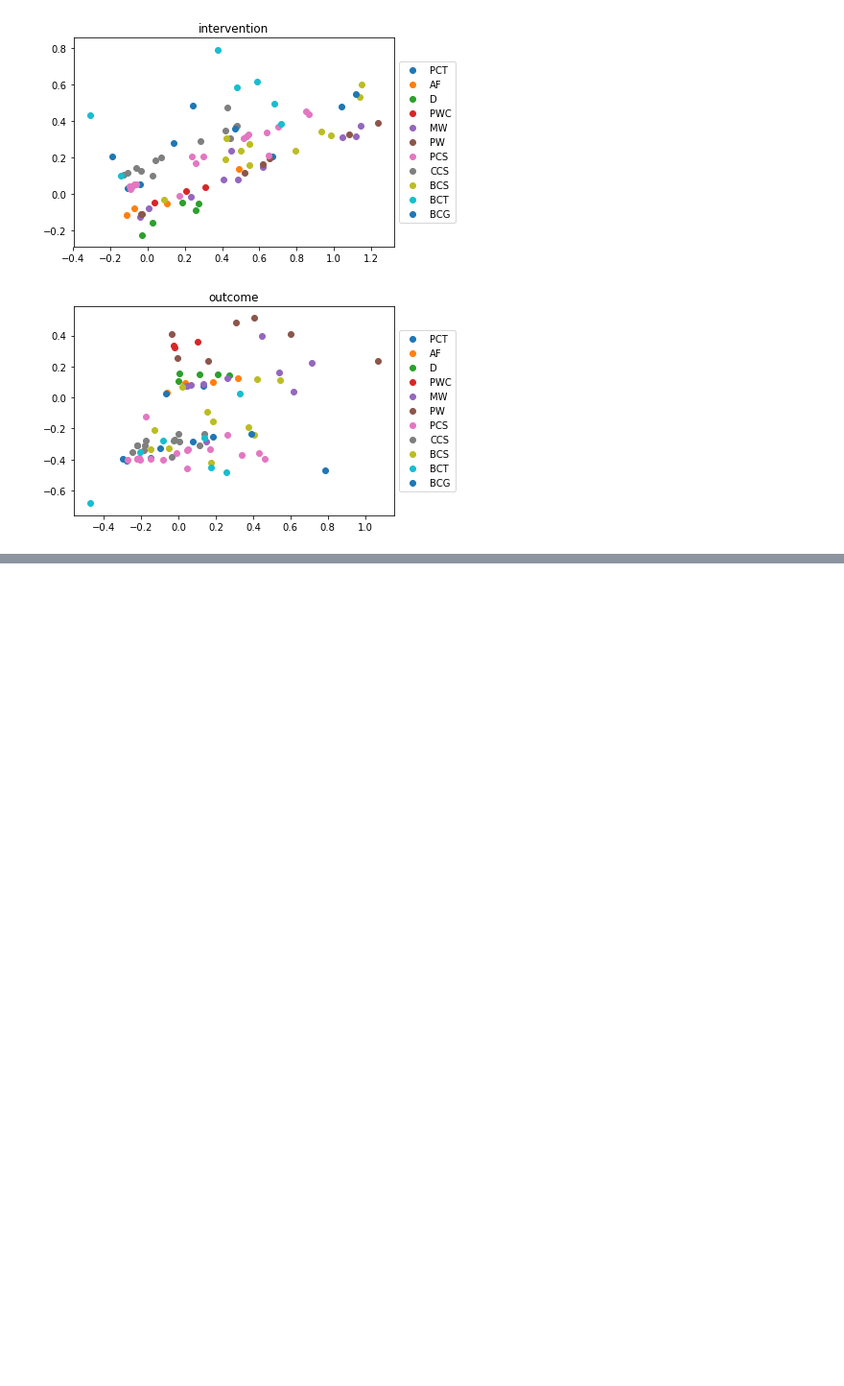
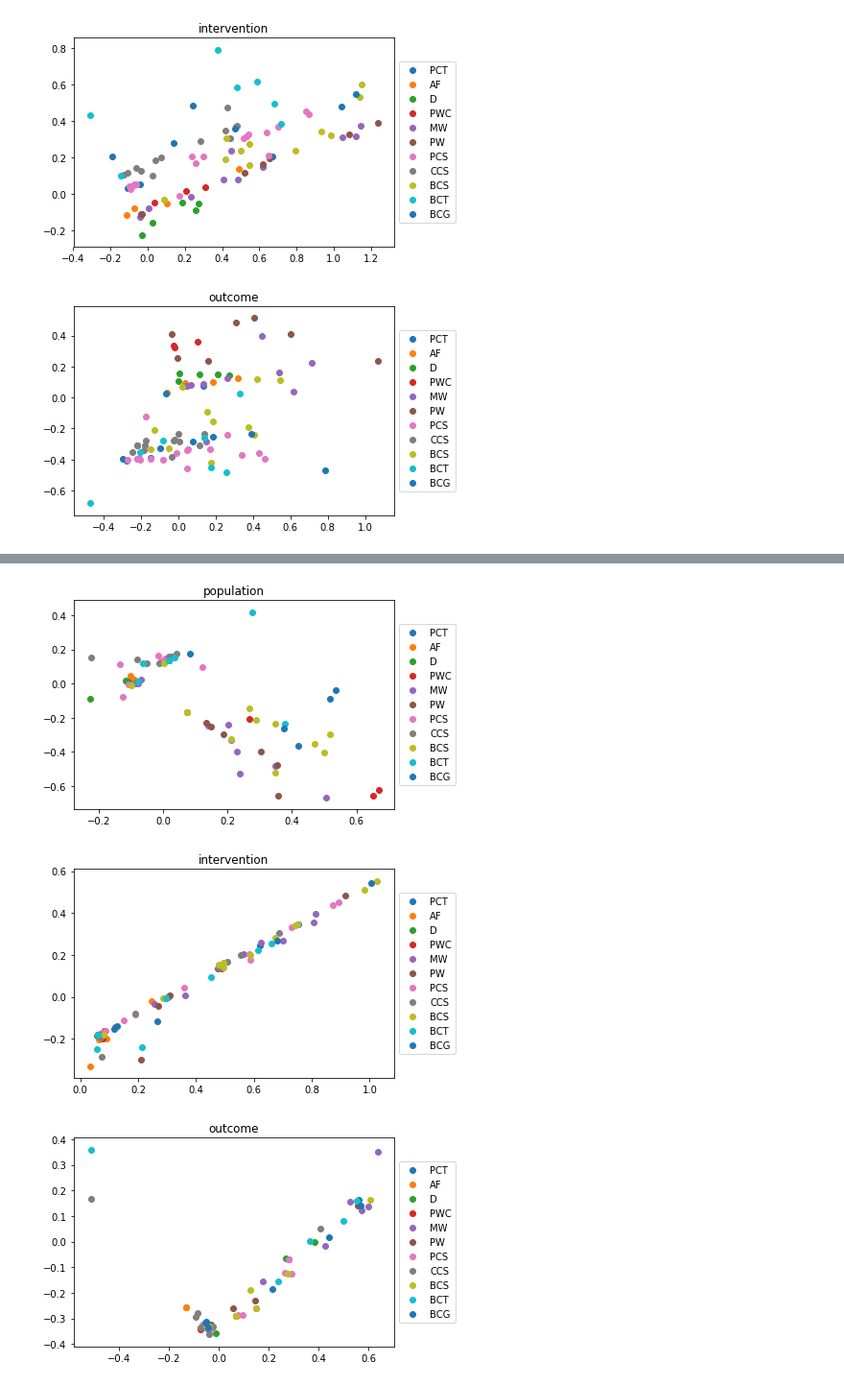
Before and after one commit to gelang93/neural-nlp, a Jupyter notebook: experiments/code/Decision Aids.ipynb, the cells around one changed output, grey strips where cells are left out. Shown at 96% size. Cells and saved outputs as stored; diff of their text form; code cells hidden in the pictures; blank space fills up the shorter version.

```diff
--- a/experiments/code/Decision Aids.ipynb
+++ b/experiments/code/Decision Aids.ipynb
@@ -29,6 +29,11 @@ model_pop = load_model('../store/weights/population_WedOct1115:34:362017_setup/0
 model_int = load_model('../store/weights/intervention_WedOct1115:34:362017_setup/0/0-loss.h5')
 model_out = load_model('../store/weights/outcome_WedOct1115:34:362017_setup/0/0-loss.h5')
 model = {'population' : model_pop, 'intervention' : model_int, 'outcome' : model_out}
+# %%
+model_pop = load_model('../store/weights/population_FriOct1314:26:462017_setup/0/0-loss.h5')
+model_int = load_model('../store/weights/intervention_FriOct1314:26:462017_setup/0/0-loss.h5')
+model_out = load_model('../store/weights/outcome_FriOct1314:26:462017_setup/0/0-loss.h5')
+model = {'population' : model_pop, 'intervention' : model_int, 'outcome' : model_out}
 # %%
 import keras.backend as K
 
@@ -94,0 +110,13 @@ for aspect in aspects :
+# %%
+import matplotlib.pyplot as plt
+for aspect in aspects :
+    for key in im_map.keys() :
+        idxs = da[da['IM_population'] == key].index
+        plt.scatter(pcas[aspect][idxs, 0], pcas[aspect][idxs, 1], label=im_map[key])
+    plt.legend(loc='center left', bbox_to_anchor=(1, 0.5))
+    plt.title(aspect)
+    plt.show()
+# %% [output]
+[figure, added]
+[figure, added]
+[figure, added]
```
Also changed, not shown: parts of 2 cells of this notebook, 22 other files.
